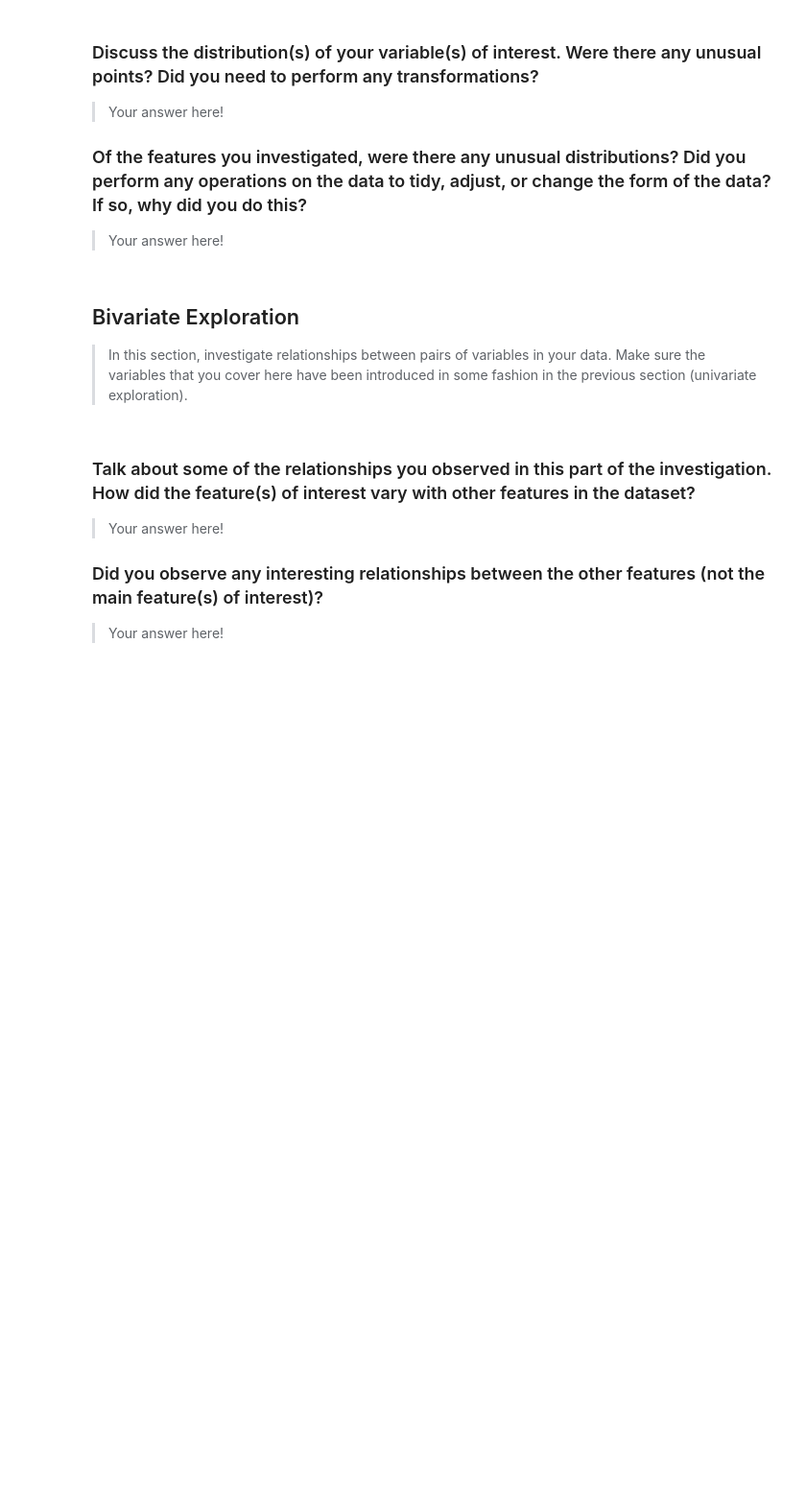
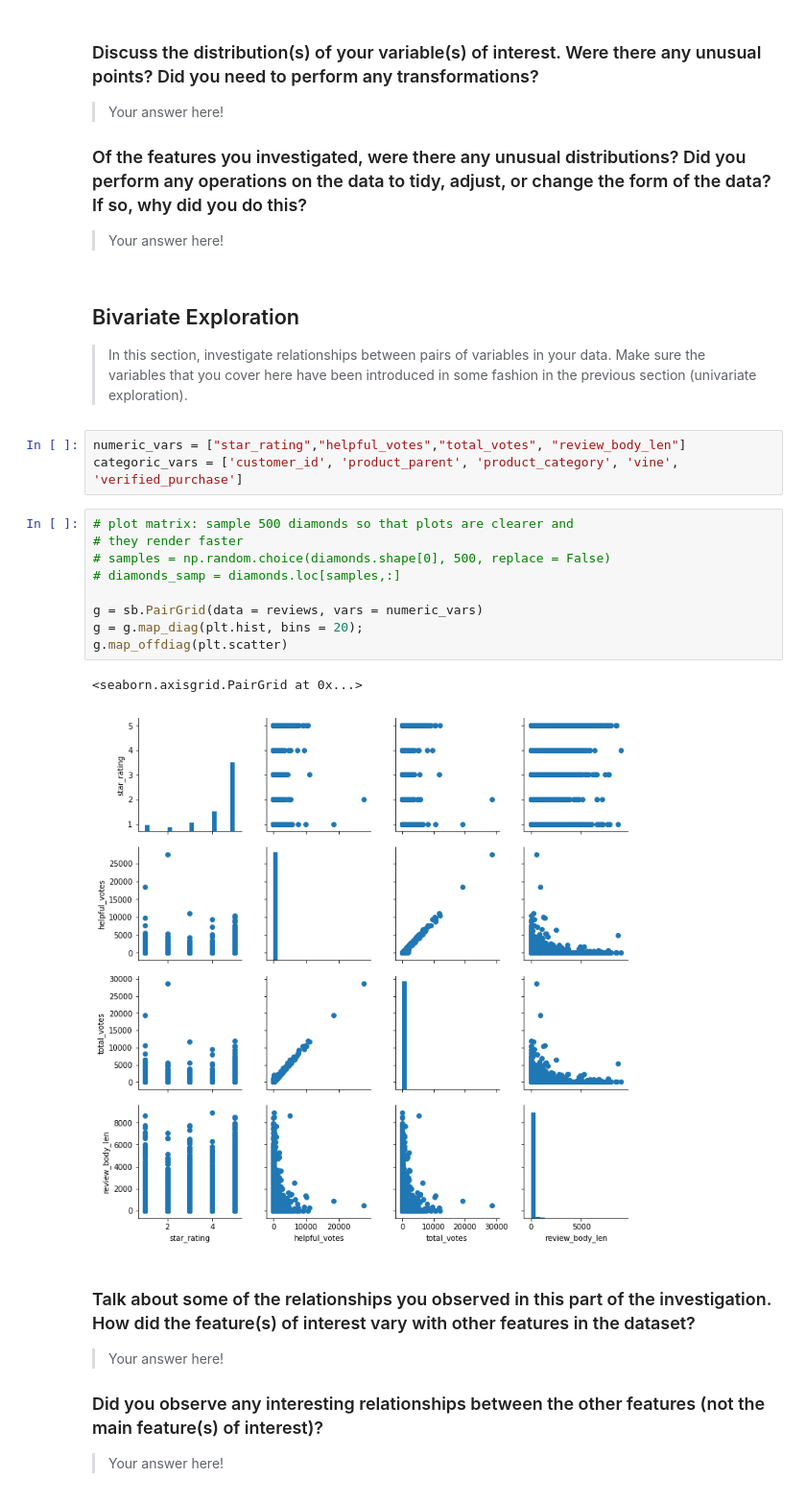
Before and after one commit to ElectricKea/CommunicateFindings_Udacity_Project, a Jupyter notebook: exploration.ipynb, the cells around one changed output. Shown at 96% size. Cells and saved outputs as stored; diff of their text form; blank space fills up the shorter version.

```diff
--- a/exploration.ipynb
+++ b/exploration.ipynb
@@ -482,6 +482,21 @@ you plan on investigating next.
 > In this section, investigate relationships between pairs of variables in your
 data. Make sure the variables that you cover here have been introduced in some
 fashion in the previous section (univariate exploration).
+# %%
+numeric_vars = ["star_rating","helpful_votes","total_votes", "review_body_len"]
+categoric_vars = ['customer_id', 'product_parent', 'product_category', 'vine', 'verified_purchase']
+# %%
+# plot matrix: sample 500 diamonds so that plots are clearer and
+# they render faster
+# samples = np.random.choice(diamonds.shape[0], 500, replace = False)
+# diamonds_samp = diamonds.loc[samples,:]
+
+g = sb.PairGrid(data = reviews, vars = numeric_vars)
+g = g.map_diag(plt.hist, bins = 20);
+g.map_offdiag(plt.scatter)
+# %% [output]
+<seaborn.axisgrid.PairGrid at 0x...>
+[figure, added]
 # %% [markdown]
 ### Talk about some of the relationships you observed in this part of the investigation. How did the feature(s) of interest vary with other features in the dataset?
 
```
